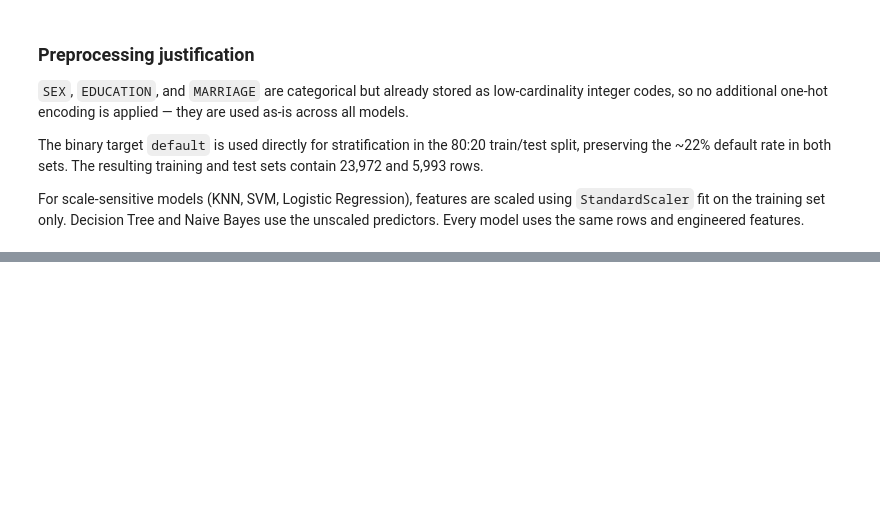
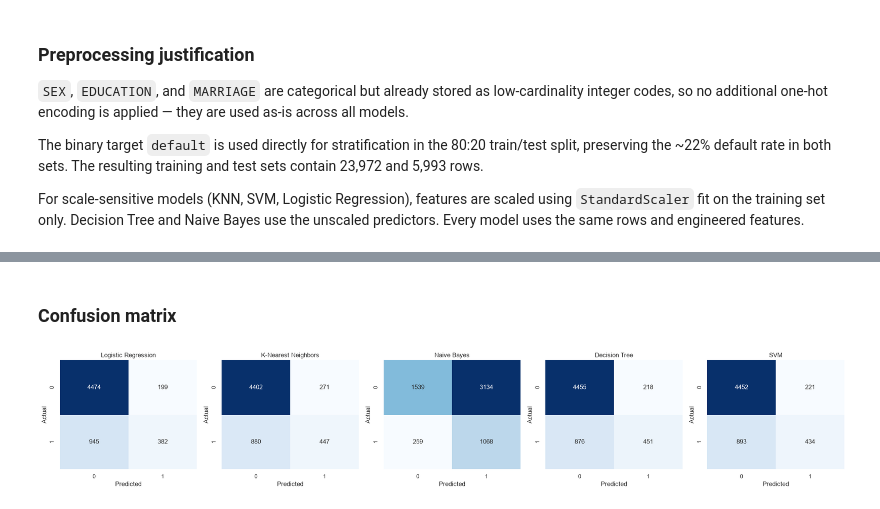
Before and after one commit to arhamgarg/ml-capstone, a Jupyter notebook: notebooks/classification.ipynb, the cells around one changed output, grey strips where cells are left out. Saved outputs shown, nothing was run; the diff lists cells and outputs as text; code cells hidden in the pictures; blank space fills up the shorter version.

Commit message:
feat (classification): Completed testing and training of the models with 5 different algorithms and the observations

```diff
--- a/notebooks/classification.ipynb
+++ b/notebooks/classification.ipynb
@@ -369,0 +410,19 @@ For scale-sensitive models (KNN, SVM, Logistic Regression), features are scaled
+# %%
+X_svm_sample, _, y_svm_sample, _ = tts(
+    X_train, y_train, train_size=5000, random_state=RANDOM_STATE, stratify=y_train
+)
+# %%
+grid_results = {}
+predictions = {}
+probabilities = {}
+
+for name, (estimator, param_grid) in search_spaces.items():
+    grid = GridSearchCV(estimator, param_grid, cv=cv, scoring="f1_weighted", n_jobs=-1)
+    if name == "SVM":
+        grid.fit(X_svm_sample, y_svm_sample)
+    else:
+        grid.fit(X_train, y_train)
+    grid_results[name] = grid
+    predictions[name] = grid.predict(X_test)
+    probabilities[name] = grid.predict_proba(X_test)[:, 1]
+    print(f"{name}: best params = {grid.best_params_}, best CV weighted F1 = {grid.best_score_:.4f}")
@@ -369,0 +435,11 @@ For scale-sensitive models (KNN, SVM, Logistic Regression), features are scaled
+# %%
+from sklearn.metrics import accuracy_score, f1_score
+
+results = []
+for name, y_pred in predictions.items():
+    acc = accuracy_score(y_test, y_pred)
+    f1 = f1_score(y_test, y_pred, average="weighted")
+    results.append({"Model": name, "Accuracy": acc, "Weighted F1": f1})
+
+results_df = pd.DataFrame(results).sort_values("Weighted F1", ascending=False).reset_index(drop=True)
+display(results_df.round(3))
@@ -369,0 +453,15 @@ For scale-sensitive models (KNN, SVM, Logistic Regression), features are scaled
+# %% [markdown]
+### Confusion matrix
+# %%
+from sklearn.metrics import confusion_matrix
+
+fig, axes = plt.subplots(1, 5, figsize=(22, 4))
+
+for axis, (name, y_pred) in zip(axes, predictions.items()):
+    cm = confusion_matrix(y_test, y_pred)
+    sns.heatmap(cm, annot=True, fmt="d", cmap="Blues", ax=axis, cbar=False)
+    axis.set(title=name, xlabel="Predicted", ylabel="Actual")
+
+plt.tight_layout()
+# %% [output]
+[figure, added]
```
Also changed, not shown: parts of 21 cells of this notebook.
